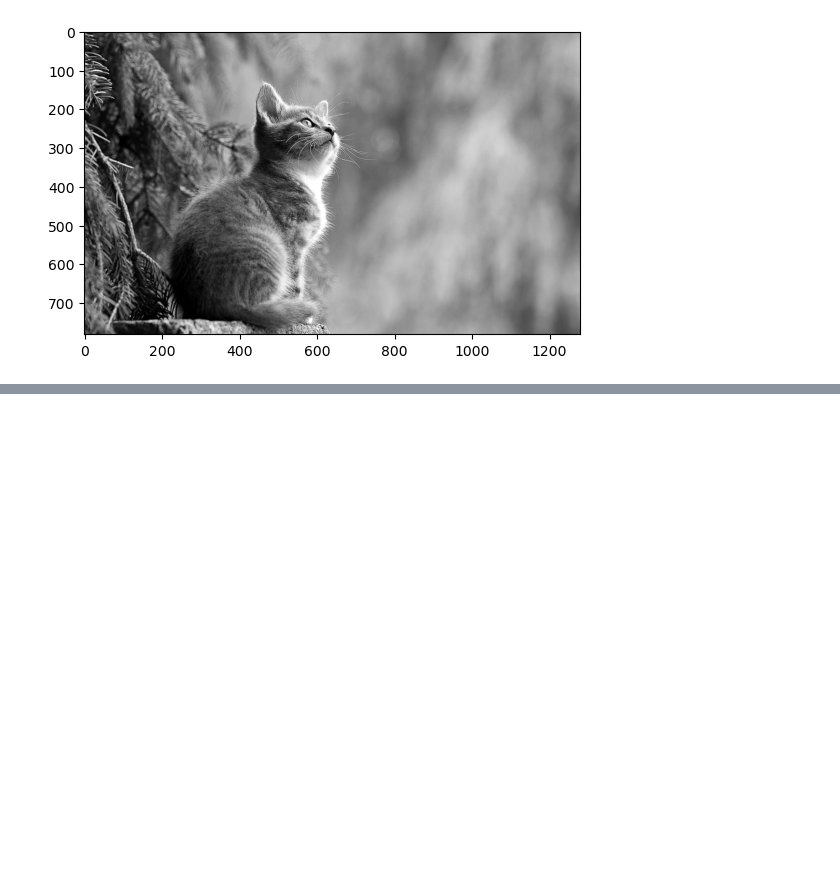
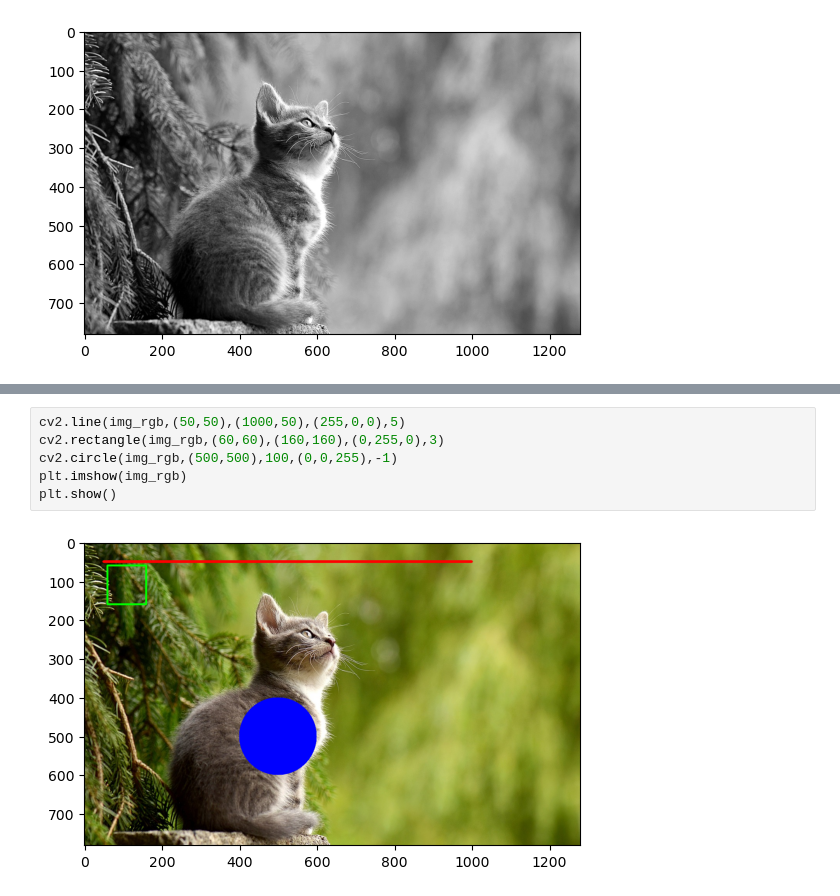
Before and after one commit to pawanraje16/CVDLlab, a Jupyter notebook: Basiclab1.ipynb, the cells around one changed output, grey strips where cells are left out. Drawn from its saved outputs; the diff is of its cells as text; blank space fills up the shorter version.

```diff
--- a/Basiclab1.ipynb
+++ b/Basiclab1.ipynb
@@ -72,0 +109,8 @@ plt.show()
+# %%
+cv2.line(img_rgb,(50,50),(1000,50),(255,0,0),5)
+cv2.rectangle(img_rgb,(60,60),(160,160),(0,255,0),3)
+cv2.circle(img_rgb,(500,500),100,(0,0,255),-1)
+plt.imshow(img_rgb)
+plt.show()
+# %% [output]
+[figure, added]
```
Also changed, not shown: parts of 6 cells of this notebook.
